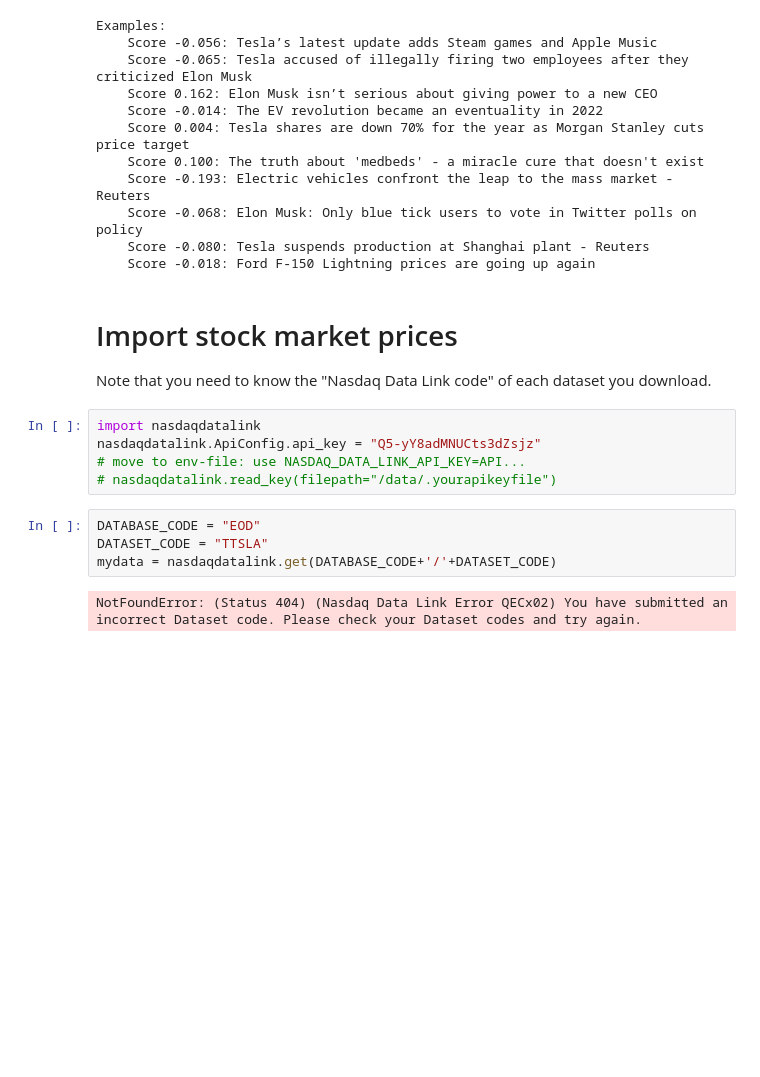
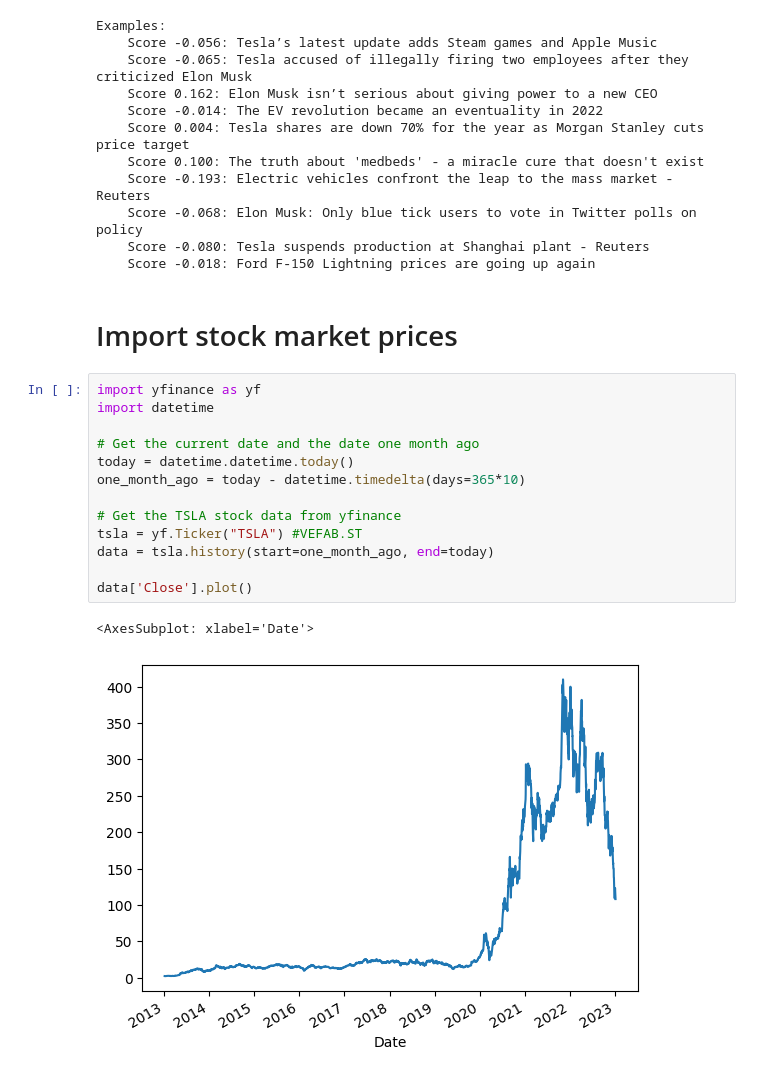
Before and after one commit to ludvigdoeser/scalableMLproject, a Jupyter notebook: News.ipynb, the cells around one changed output. Cells and saved outputs as stored; diff of their text form; blank space fills up the shorter version.

```diff
--- a/News.ipynb
+++ b/News.ipynb
@@ -567,17 +669,21 @@ Examples:
     Score -0.068: Elon Musk: Only blue tick users to vote in Twitter polls on policy
     Score -0.080: Tesla suspends production at Shanghai plant - Reuters
     Score -0.018: Ford F-150 Lightning prices are going up again
-# %% [markdown]
-# Import stock market prices
-Note that you need to know the "Nasdaq Data Link code" of each dataset you download.
-# %%
-import nasdaqdatalink
-nasdaqdatalink.ApiConfig.api_key = "Q5-yY8adMNUCts3dZsjz"
-# move to env-file: use NASDAQ_DATA_LINK_API_KEY=API...
-# nasdaqdatalink.read_key(filepath="/data/.yourapikeyfile")
-# %%
-DATABASE_CODE = "EOD"
-DATASET_CODE = "TTSLA"
-mydata = nasdaqdatalink.get(DATABASE_CODE+'/'+DATASET_CODE)
-# %% [output]
-NotFoundError: (Status 404) (Nasdaq Data Link Error QECx02) You have submitted an incorrect Dataset code. Please check your Dataset codes and try again.
+# %% [markdown]
+# Import stock market prices
+# %%
+import yfinance as yf
+import datetime
+
+# Get the current date and the date one month ago
+today = datetime.datetime.today()
+one_month_ago = today - datetime.timedelta(days=365*10)
+
+# Get the TSLA stock data from yfinance
+tsla = yf.Ticker("TSLA") #VEFAB.ST
+data = tsla.history(start=one_month_ago, end=today)
+
+data['Close'].plot()
+# %% [output]
+<AxesSubplot: xlabel='Date'>
+[figure, added]
```
Also changed, not shown: parts of 32 cells of this notebook.
